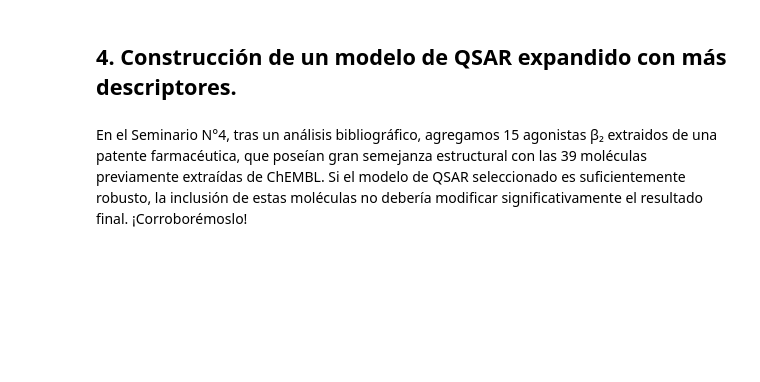
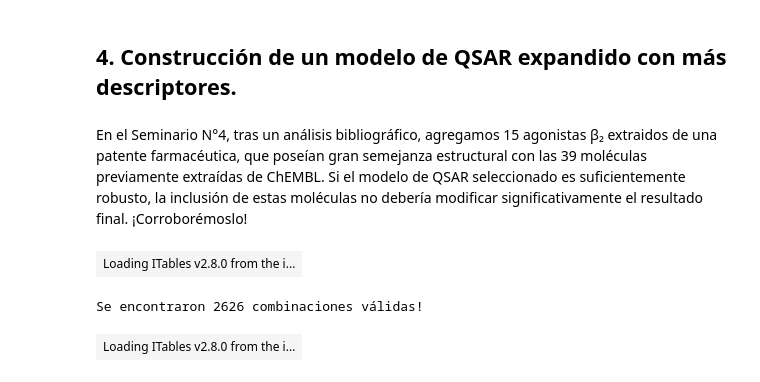
Before and after one commit to alfredoq/Jupyter_hub_event, a Jupyter notebook: TP4_2025.ipynb, the cells around one changed output. Cells and saved outputs as stored; diff of their text form; code cells hidden in the pictures; blank space fills up the shorter version.

```diff
--- a/TP4_2025.ipynb
+++ b/TP4_2025.ipynb
@@ -167,15 +298,21 @@ itables.show(df_qsar_new)
 # %% [markdown]
 En el Seminario N°4, tras un análisis bibliográfico, agregamos 15 agonistas β₂ extraidos de una patente farmacéutica, que poseían gran semejanza estructural con las 39 moléculas previamente extraídas de ChEMBL. Si el modelo de QSAR seleccionado es suficientemente robusto, la inclusión de estas moléculas no debería modificar significativamente el resultado final. ¡Corroborémoslo!
 # %%
-df_agonistas_B2_expandido_final = pd.read_csv('../FQI_Seminario_4_2025/df_b2_agonists_final_norm.csv')
+df_agonistas_B2_expandido_final = pd.read_csv('df_b2_agonists_final_norm.csv')
 df_agonistas_B2_expandido_final_desc = agregar_descriptores(df_agonistas_B2_expandido_final, seleccion=nuevos_descriptores, antes_de_columna='IC50_value_nM_norm')
 df_agonistas_B2_expandido_final_desc = normalizar_columnas_seleccionadas(df_agonistas_B2_expandido_final_desc, nuevos_descriptores)
 
 itables.show(df_agonistas_B2_expandido_final_desc)
+# %% [output]
+| Loading ITables v2.8.0 from the i... |
 # %%
 combis_validas = obtener_combinaciones_validas(df_agonistas_B2_expandido_final_desc, descriptores_nuevos)
 
 print(f"Se encontraron {len(combis_validas)} combinaciones válidas!")
+# %% [output]
+Se encontraron 2626 combinaciones válidas!
 # %%
 df_qsar_new = evaluar_modelos_qsar(df_agonistas_B2_expandido_final_desc, descriptores_nuevos, y_col='IC50_value_nM_norm')
 itables.show(df_qsar_new)
+# %% [output]
+| Loading ITables v2.8.0 from the i... |
```
Also changed, not shown: parts of 13 cells of this notebook, 11 other files.
